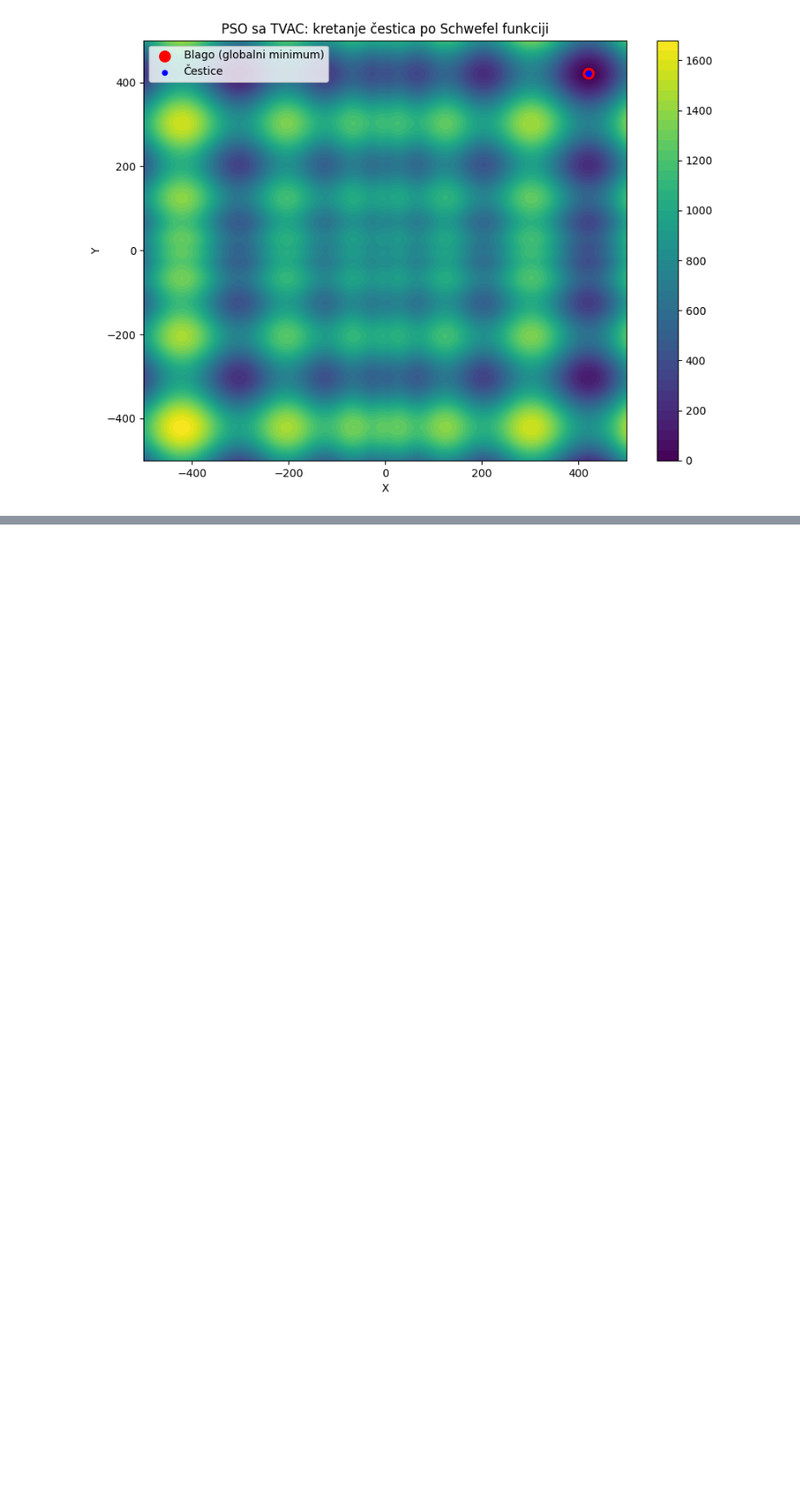
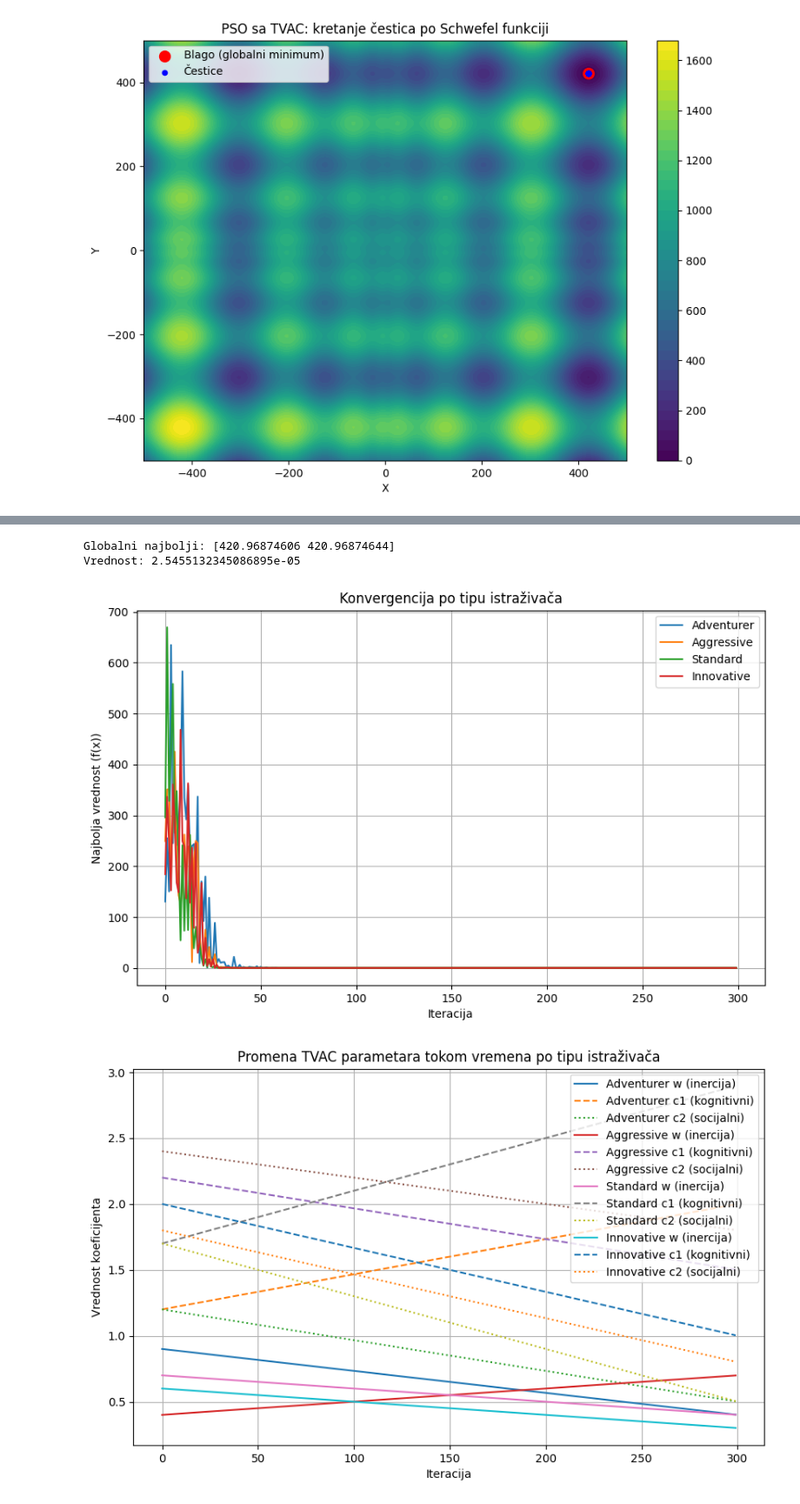
Before and after one commit to KatarinaScekic/pso-tvac-treasure-hunt, a Jupyter notebook: notebooks/pso_tvac_treasure_hunt.ipynb, the cells around one changed output, grey strips where cells are left out. Shown at 87% size. Drawn from its saved outputs; the diff is of its cells as text; code cells hidden in the pictures; blank space fills up the shorter version.

Commit message:
Added multiple explorer types and tested. Added final notebook to test different teams.

```diff
--- a/notebooks/pso_tvac_treasure_hunt.ipynb
+++ b/notebooks/pso_tvac_treasure_hunt.ipynb
@@ -272,0 +427,17 @@ HTML(ani.to_html5_video())
+# %%
+# TVAC po tipu
+def tvac_coefficients_by_type(iteration, max_iter):
+    coeffs = {}
+    coeffs['Adventurer'] = (0.9 - 0.5*iteration/max_iter,
+                            1.2 + 0.8*iteration/max_iter,
+                            1.2 - 0.7*iteration/max_iter)
+    coeffs['Aggressive'] = (0.4 + 0.3*iteration/max_iter,
+                            2.2 - 0.7*iteration/max_iter,
+                            2.4 - 0.6*iteration/max_iter)
+    coeffs['Standard'] = (0.7 - 0.3*iteration/max_iter,
+                          1.7 + 1.2*iteration/max_iter,
+                          1.7 - 1.2*iteration/max_iter)
+    coeffs['Innovative'] = (0.6 - 0.3*iteration/max_iter,
+                            2.0 - 1.0*iteration/max_iter,
+                            1.8 - 1.0*iteration/max_iter)
+    return coeffs
@@ -272,0 +493,59 @@ HTML(ani.to_html5_video())
+# %%
+# --- Parametri za test ---
+NUM_ADVENTURER = 10
+NUM_AGGRESSIVE = 10
+NUM_STANDARD = 10
+NUM_INNOVATIVE = 10
+dim = 2
+bounds = np.array([[-500, 500], [-500, 500]])
+swarm = ([Adventurer(dim, bounds) for _ in range(NUM_ADVENTURER)] +
+         [Aggressive(dim, bounds) for _ in range(NUM_AGGRESSIVE)] +
+         [Standard(dim, bounds) for _ in range(NUM_STANDARD)] +
+         [Innovative(dim, bounds) for _ in range(NUM_INNOVATIVE)])
+num_iters = 300
+
+# Pokretanje
+global_best_pos, global_best_val, history_positions, history_coeffs = pso_heterogeneous(
+    num_iters, swarm, bounds, schwefel_2d
+)
+
+print("Globalni najbolji:", global_best_pos)
+print("Vrednost:", global_best_val)
+# %% [output]
+Globalni najbolji: [420.96874606 420.96874644]
+Vrednost: 2.5455132345086895e-05
+# %%
+# --- Grafik konvergencije globalnog najboljeg ---
+plt.figure(figsize=(10,6))
+for t in history_positions.keys():
+    best_vals = []
+    for pos_list in history_positions[t]:
+        # vrednost najboljeg među česticama ovog tipa
+        best_val = min([schwefel_2d(p[0], p[1]) for p in pos_list])
+        best_vals.append(best_val)
+    plt.plot(best_vals, label=f"{t}")
+plt.xlabel("Iteracija")
+plt.ylabel("Najbolja vrednost (f(x))")
+plt.title("Konvergencija po tipu istraživača")
+plt.legend()
+plt.grid(True)
+plt.show()
+
+
+# --- Grafik TVAC parametara po tipu ---
+plt.figure(figsize=(10,6))
+for t in history_coeffs.keys():
+    iters = np.arange(num_iters)
+    plt.plot(iters, history_coeffs[t]['w'], label=f"{t} w (inercija)")
+    plt.plot(iters, history_coeffs[t]['c1'], '--', label=f"{t} c1 (kognitivni)")
+    plt.plot(iters, history_coeffs[t]['c2'], ':', label=f"{t} c2 (socijalni)")
+
+plt.xlabel("Iteracija")
+plt.ylabel("Vrednost koeficijenta")
+plt.title("Promena TVAC parametara tokom vremena po tipu istraživača")
+plt.legend()
+plt.grid(True)
+plt.show()
+# %% [output]
+[figure, added]
+[figure, added]
```
Also changed, not shown: parts of 14 cells of this notebook, 1 other file.
